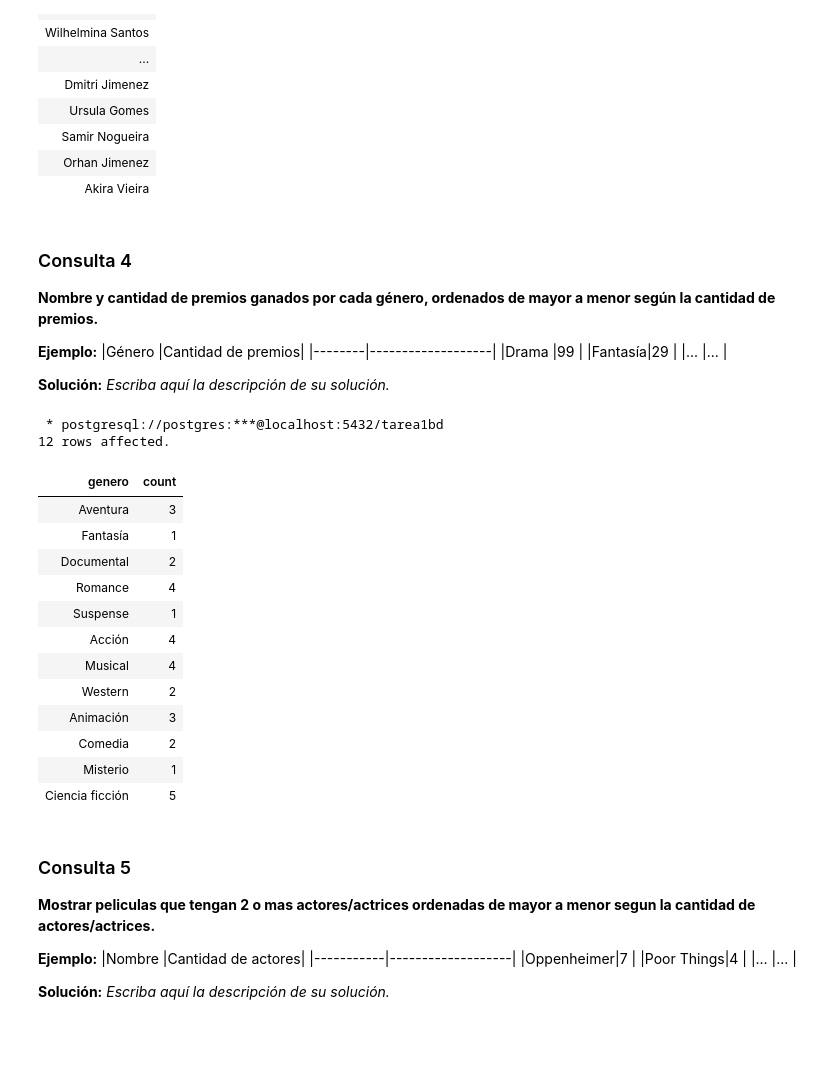
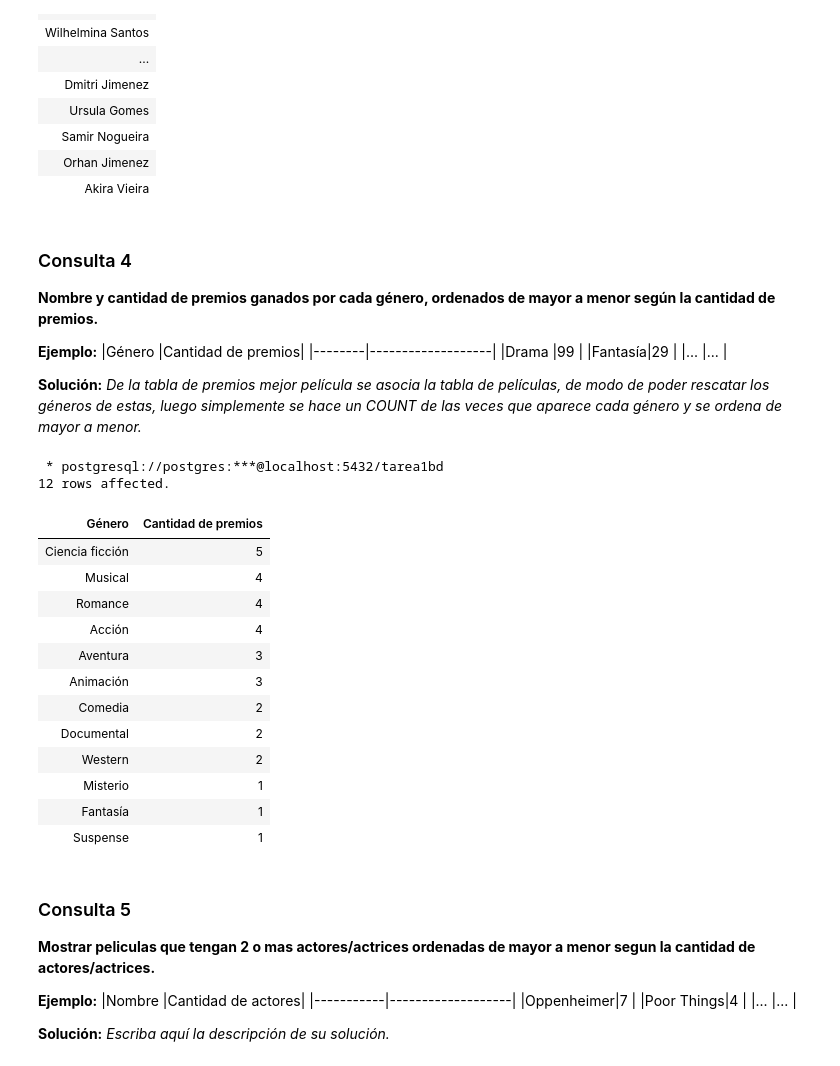
Before and after one commit to Cu4nz/Tarea1BD_MVV, a Jupyter notebook: Tarea_1.ipynb, the cells around one changed output. Saved outputs shown, nothing was run; the diff lists cells and outputs as text; code cells hidden in the pictures; blank space fills up the shorter version.

```diff
--- a/Tarea_1.ipynb
+++ b/Tarea_1.ipynb
@@ -396,30 +396,31 @@ WHERE id_actor IN(
 
 
 
-**Solución:** _Escriba aquí la descripción de su solución._
+**Solución:** _De la tabla de premios mejor película se asocia la tabla de películas, de modo de poder rescatar los géneros de estas, luego simplemente se hace un COUNT de las veces que aparece cada género y se ordena de mayor a menor._
 # %%
 %%sql
 
-SELECT genero, COUNT(*)
+SELECT genero AS "Género", COUNT(*) AS "Cantidad de premios"
 FROM (premio_mejor_pelicula LEFT JOIN pelicula
      ON premio_mejor_pelicula.id_pelicula=pelicula.id_pelicula)
-GROUP BY genero;
+GROUP BY genero
+ORDER BY COUNT(*) DESC
 # %% [output]
  * postgresql://postgres:***@localhost:5432/tarea1bd
 12 rows affected.
-| genero | count |
+| Género | Cantidad de premios |
+| Ciencia ficción | 5 |
+| Musical | 4 |
+| Romance | 4 |
+| Acción | 4 |
 | Aventura | 3 |
-| Fantasía | 1 |
-| Documental | 2 |
-| Romance | 4 |
-| Suspense | 1 |
-| Acción | 4 |
-| Musical | 4 |
-| Western | 2 |
 | Animación | 3 |
 | Comedia | 2 |
+| Documental | 2 |
+| Western | 2 |
 | Misterio | 1 |
-| Ciencia ficción | 5 |
+| Fantasía | 1 |
+| Suspense | 1 |
 # %% [markdown]
 ### Consulta 5
 **Mostrar peliculas que tengan 2 o mas actores/actrices ordenadas de mayor a menor segun la cantidad de actores/actrices.**
```
Also changed, not shown: parts of 6 cells of this notebook.
